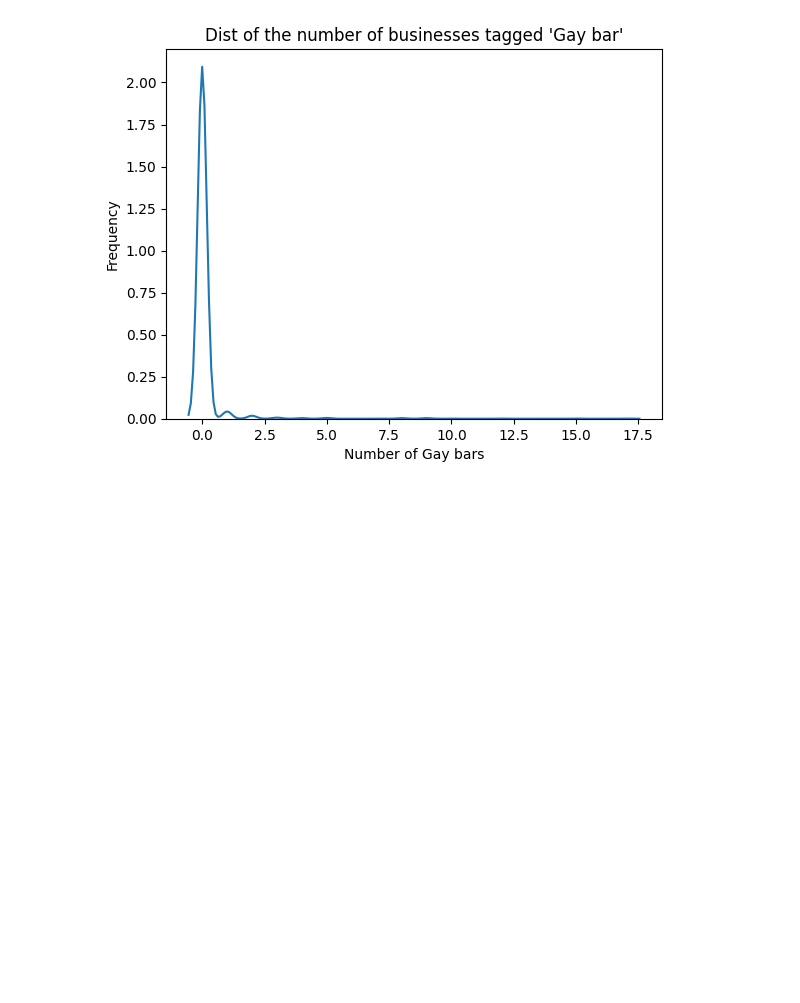
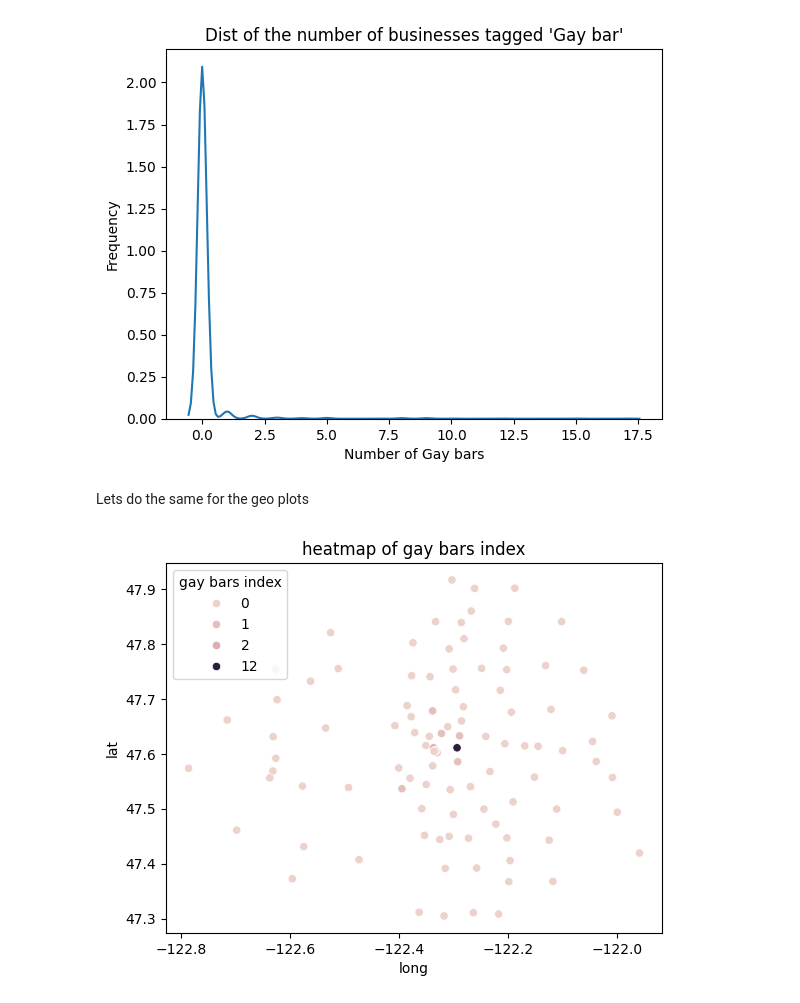
Before and after one commit to almsam/data-analysis-project-remastered, a Jupyter notebook: part 2 - bars & parade index.ipynb, the cells around one changed output. Saved outputs shown, nothing was run; the diff lists cells and outputs as text; code cells hidden in the pictures; blank space fills up the shorter version.

Commit message:
heatmap

```diff
--- a/part 2 - bars & parade index.ipynb
+++ b/part 2 - bars & parade index.ipynb
@@ -112,3 +112,16 @@ plot5b = sns.kdeplot(data=gaydfgaybarsplot, x="gay bars index")#, kde=True) # ty
 _ = plot5b.set(xlabel="Number of Gay bars", ylabel="Frequency", title = "Dist of the number of businesses tagged 'Gay bar'")
 # %% [output]
 [figure]
+# %% [markdown]
+Lets do the same for the geo plots
+# %%
+gaydf1city = gaydf.copy()
+
+gaydf1city = gaydf1city[gaydf1city['lat'] >= 46.5].reset_index(drop=True)
+
+
+
+plot4b = sns.scatterplot(data=gaydf1city, x="long", y="lat", hue="gay bars index")
+_ = plot4b.set(xlabel="long", ylabel="lat", title = "heatmap of gay bars index")
+# %% [output]
+[figure, added]
```
